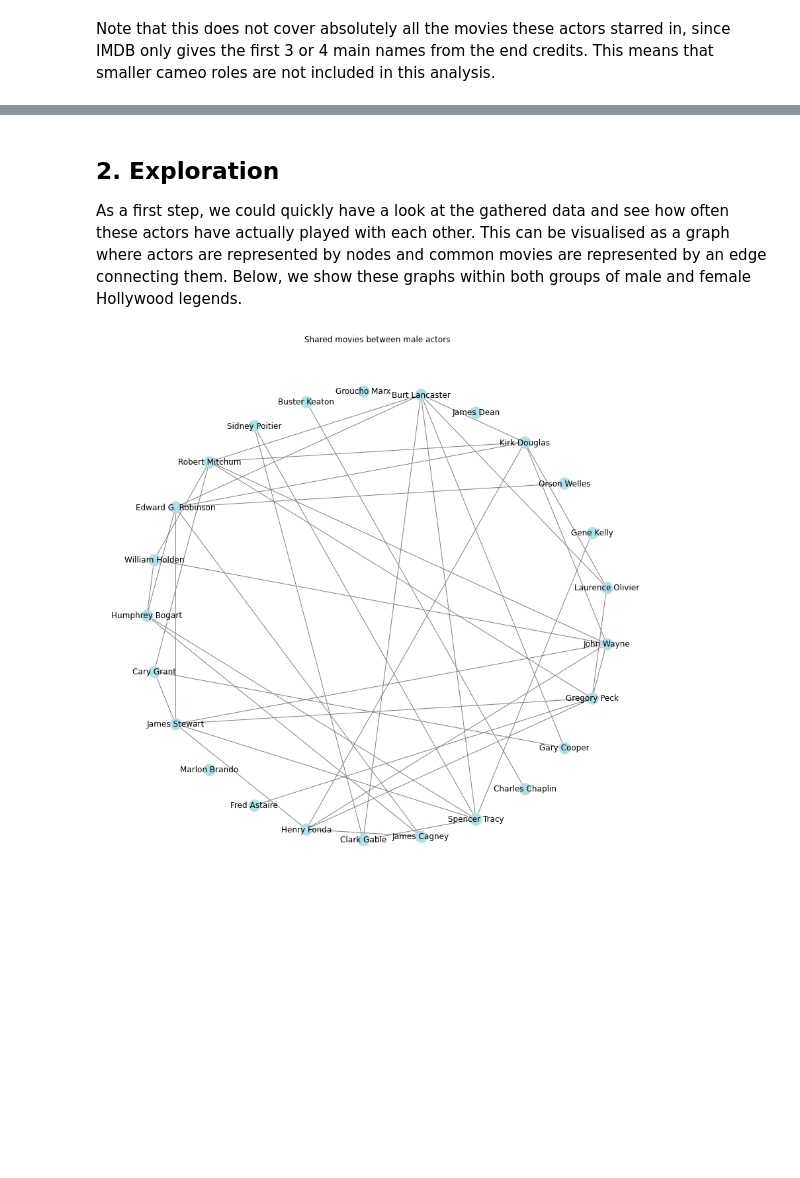
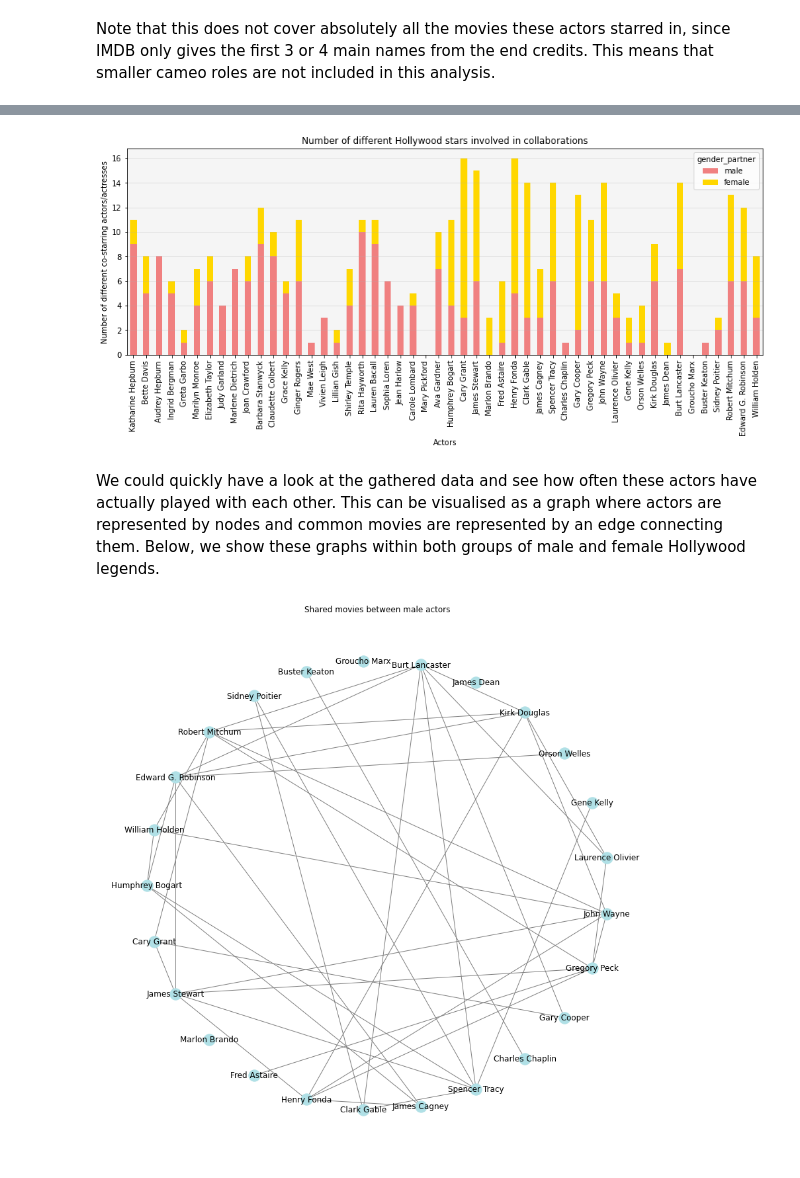
Before and after one commit to MaximeKan/Algorithms, a Jupyter notebook: SetCover.ipynb, the cells around one changed output, grey strips where cells are left out. Saved outputs shown, nothing was run; the diff lists cells and outputs as text; code cells hidden in the pictures; blank space fills up the shorter version.

Commit message:
Corrected actor count bar plot

```diff
--- a/SetCover.ipynb
+++ b/SetCover.ipynb
@@ -80,7 +84,41 @@ Note that this does not cover absolutely all the movies these actors starred in,
+# %%
+def plot_collaborations(aggregator, title, y_label, set_movies, legend_actors):
+    count_collaborations = set_movies.copy()
+    count_collaborations["gender"] = count_collaborations.primaryName.apply(
+        lambda x: "male" if x in afi_male_legends else "female"
+        )
+    count_collaborations = pd.merge(count_collaborations, count_collaborations, on=["primaryTitle", "startYear"], suffixes=[None, "_partner"])
+    count_collaborations = count_collaborations[count_collaborations.primaryName != count_collaborations.primaryName_partner]
+
+    counts = (count_collaborations
+            .groupby(["primaryName", "gender_partner"], as_index=False)
+            .agg({"primaryName_partner": aggregator})
+            .merge(pd.DataFrame({"primaryName": legend_actors}), how="right")
+            .pivot(index="primaryName", columns="gender_partner", values="primaryName_partner")
+            .fillna(0)
+            .loc[legend_actors, ["male", "female"]]
+    )
+
+    fig, ax = plt.subplots(figsize=(15,5))
+    counts.plot.bar(stacked=True, ax=ax, color={"male": "lightcoral", "female": "gold"})
+    ax.grid(axis="y", alpha=0.3)
+    ax.set(
+        title=title,
+        xlabel="Actors",
+        ylabel=y_label,
+        facecolor="whitesmoke"
+        )
+    plt.show()
+
+plot_collaborations("nunique",
+                    "Number of different Hollywood stars involved in collaborations",
+                    "Number of different co-starring actors/actresses",
+                    set_movies,
+                    legend_actors)
+# %% [output]
+[figure, added]
 # %% [markdown]
-## 2. Exploration
-
-As a first step, we could quickly have a look at the gathered data and see how often these actors have actually played with each other. This can be visualised as a graph where actors are represented by nodes and common movies are represented by an edge connecting them. Below, we show these graphs within both groups of male and female Hollywood legends.
+We could quickly have a look at the gathered data and see how often these actors have actually played with each other. This can be visualised as a graph where actors are represented by nodes and common movies are represented by an edge connecting them. Below, we show these graphs within both groups of male and female Hollywood legends.
 # %%
 def plot_graph(actor_list, movies, title):
     movies = movies[movies.primaryName.isin(actor_list)]
```
Also changed, not shown: parts of 6 cells of this notebook.
